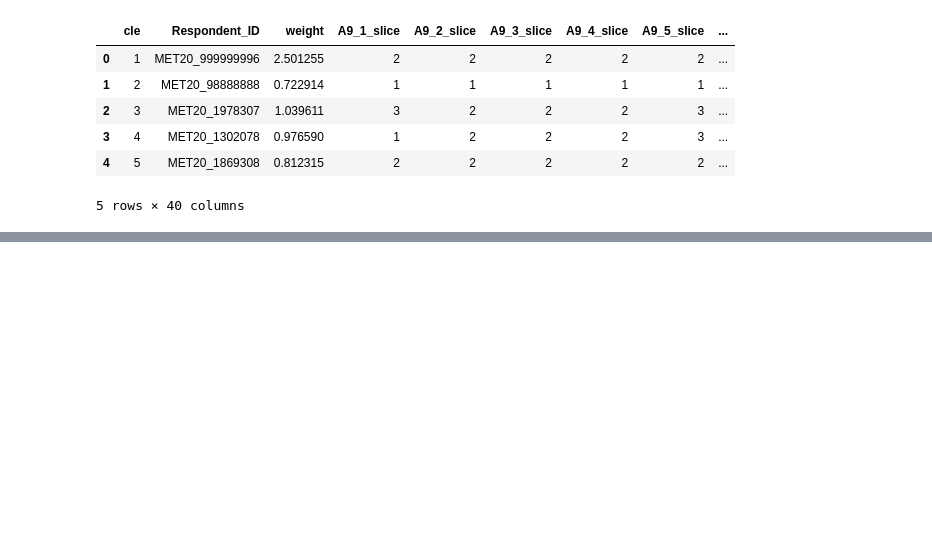
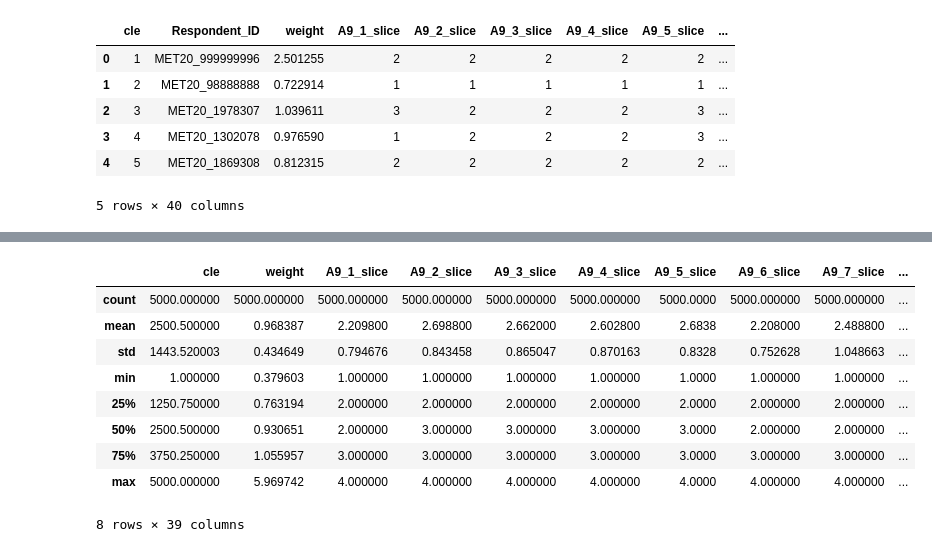
Before and after one commit to Coartix/Kantar, a Jupyter notebook: Observation.ipynb, the cells around one changed output, grey strips where cells are left out. Cells and saved outputs as stored; diff of their text form; code cells hidden in the pictures; blank space fills up the shorter version.

```diff
--- a/Observation.ipynb
+++ b/Observation.ipynb
@@ -42,0 +74,13 @@ df_attitude.head()
+# %%
+df_attitude.describe()
+# %% [output]
+|  | cle | weight | A9_1_slice | A9_2_slice | A9_3_slice | A9_4_slice | A9_5_slice | A9_6_slice | A9_7_slice | ... |
+| count | 5000.000000 | 5000.000000 | 5000.000000 | 5000.000000 | 5000.000000 | 5000.000000 | 5000.0000 | 5000.000000 | 5000.000000 | ... |
+| mean | 2500.500000 | 0.968387 | 2.209800 | 2.698800 | 2.662000 | 2.602800 | 2.6838 | 2.208000 | 2.488800 | ... |
+| std | 1443.520003 | 0.434649 | 0.794676 | 0.843458 | 0.865047 | 0.870163 | 0.8328 | 0.752628 | 1.048663 | ... |
+| min | 1.000000 | 0.379603 | 1.000000 | 1.000000 | 1.000000 | 1.000000 | 1.0000 | 1.000000 | 1.000000 | ... |
+| 25% | 1250.750000 | 0.763194 | 2.000000 | 2.000000 | 2.000000 | 2.000000 | 2.0000 | 2.000000 | 2.000000 | ... |
+| 50% | 2500.500000 | 0.930651 | 2.000000 | 3.000000 | 3.000000 | 3.000000 | 3.0000 | 2.000000 | 2.000000 | ... |
+| 75% | 3750.250000 | 1.055957 | 3.000000 | 3.000000 | 3.000000 | 3.000000 | 3.0000 | 3.000000 | 3.000000 | ... |
+| max | 5000.000000 | 5.969742 | 4.000000 | 4.000000 | 4.000000 | 4.000000 | 4.0000 | 4.000000 | 4.000000 | ... |
+8 rows × 39 columns
```
Also changed, not shown: parts of 6 cells of this notebook.
